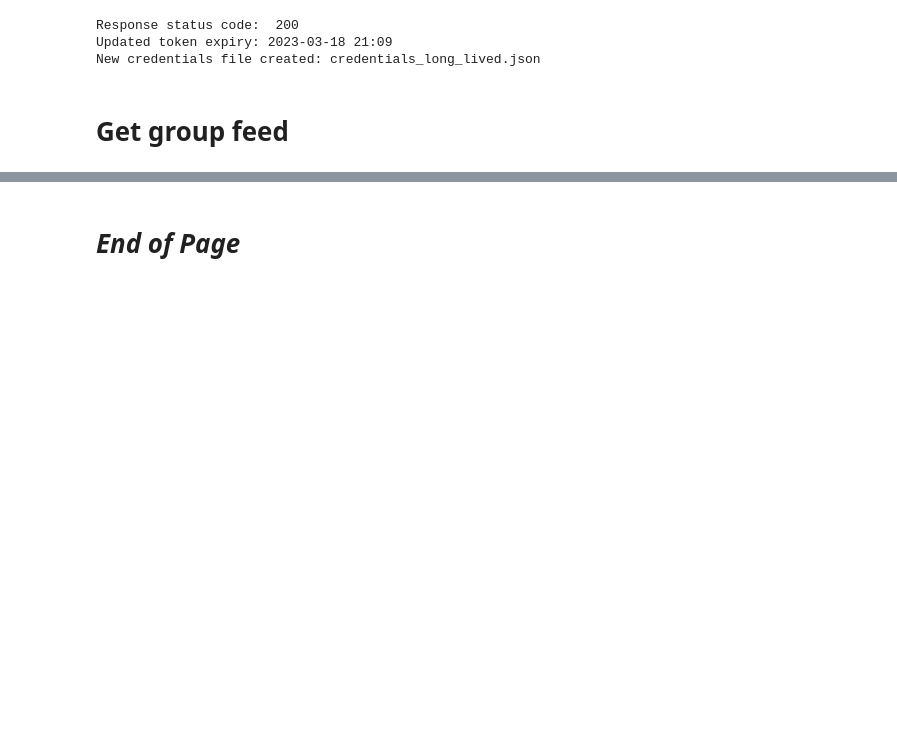
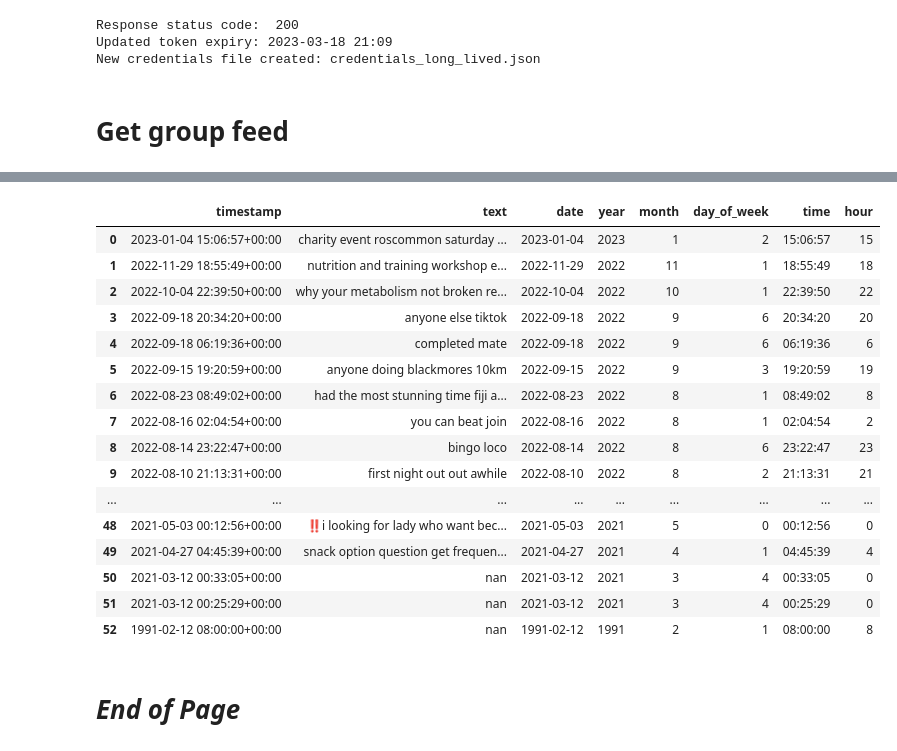
Before and after one commit to silvhua/online-PT-business-KPI, a Jupyter notebook: notebooks/2023-01-13 facebook API.ipynb, the cells around one changed output, grey strips where cells are left out. Saved outputs shown, nothing was run; the diff lists cells and outputs as text; code cells hidden in the pictures; blank space fills up the shorter version.

```diff
--- a/notebooks/2023-01-13 facebook API.ipynb
+++ b/notebooks/2023-01-13 facebook API.ipynb
@@ -516,2 +608,23 @@ def get_group_feed(credentials_json='credentials.json', group_id_key='SSC_group_
+# %%
+
+post_eda(df_50p)
+# %% [output]
+|  | timestamp | text | date | year | month | day_of_week | time | hour |
+| 0 | 2023-01-04 15:06:57+00:00 | charity event roscommon saturday ... | 2023-01-04 | 2023 | 1 | 2 | 15:06:57 | 15 |
+| 1 | 2022-11-29 18:55:49+00:00 | nutrition and training workshop e... | 2022-11-29 | 2022 | 11 | 1 | 18:55:49 | 18 |
+| 2 | 2022-10-04 22:39:50+00:00 | why your metabolism not broken re... | 2022-10-04 | 2022 | 10 | 1 | 22:39:50 | 22 |
+| 3 | 2022-09-18 20:34:20+00:00 | anyone else tiktok | 2022-09-18 | 2022 | 9 | 6 | 20:34:20 | 20 |
+| 4 | 2022-09-18 06:19:36+00:00 | completed mate | 2022-09-18 | 2022 | 9 | 6 | 06:19:36 | 6 |
+| 5 | 2022-09-15 19:20:59+00:00 | anyone doing blackmores 10km | 2022-09-15 | 2022 | 9 | 3 | 19:20:59 | 19 |
+| 6 | 2022-08-23 08:49:02+00:00 | had the most stunning time fiji a... | 2022-08-23 | 2022 | 8 | 1 | 08:49:02 | 8 |
+| 7 | 2022-08-16 02:04:54+00:00 | you can beat join | 2022-08-16 | 2022 | 8 | 1 | 02:04:54 | 2 |
+| 8 | 2022-08-14 23:22:47+00:00 | bingo loco | 2022-08-14 | 2022 | 8 | 6 | 23:22:47 | 23 |
+| 9 | 2022-08-10 21:13:31+00:00 | first night out out awhile | 2022-08-10 | 2022 | 8 | 2 | 21:13:31 | 21 |
+| ... | ... | ... | ... | ... | ... | ... | ... | ... |
+| 48 | 2021-05-03 00:12:56+00:00 | ‼️i looking for lady who want bec... | 2021-05-03 | 2021 | 5 | 0 | 00:12:56 | 0 |
+| 49 | 2021-04-27 04:45:39+00:00 | snack option question get frequen... | 2021-04-27 | 2021 | 4 | 1 | 04:45:39 | 4 |
+| 50 | 2021-03-12 00:33:05+00:00 | nan | 2021-03-12 | 2021 | 3 | 4 | 00:33:05 | 0 |
+| 51 | 2021-03-12 00:25:29+00:00 | nan | 2021-03-12 | 2021 | 3 | 4 | 00:25:29 | 0 |
+| 52 | 1991-02-12 08:00:00+00:00 | nan | 1991-02-12 | 1991 | 2 | 1 | 08:00:00 | 8 |
 # %% [markdown]
 # *End of Page*
```
Also changed, not shown: parts of 11 cells of this notebook.
